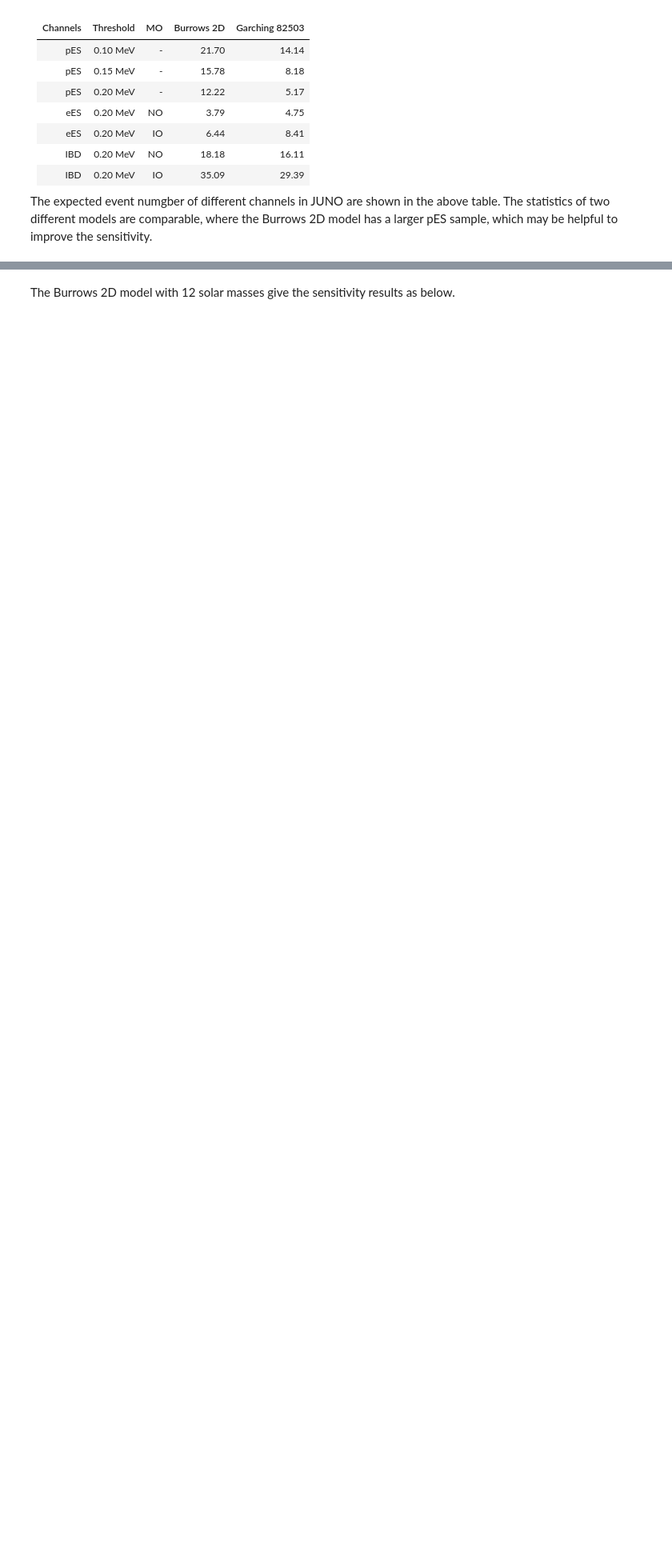
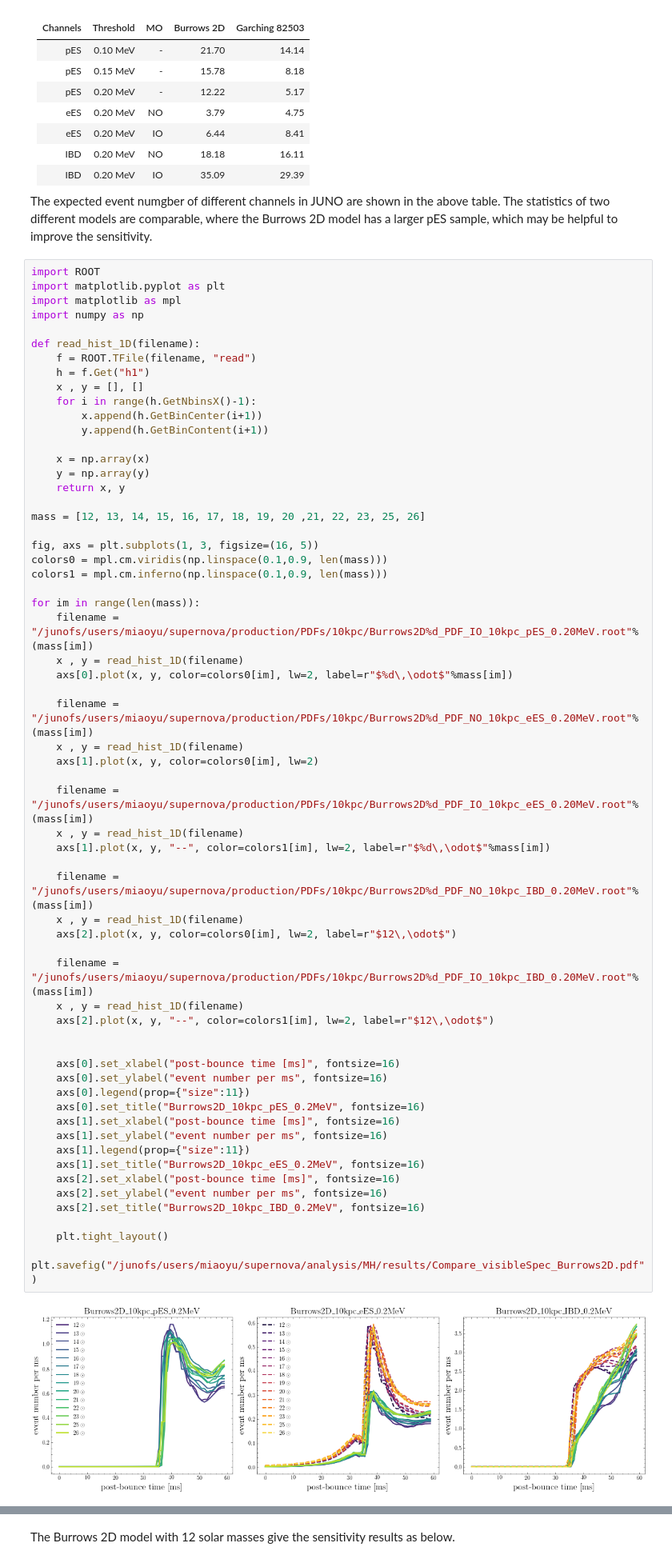
Before and after one commit to YMTheory/supernova, a Jupyter notebook: documents/SNNuMO.ipynb, the cells around one changed output, grey strips where cells are left out. Shown at 80% size. Saved outputs shown, nothing was run; the diff lists cells and outputs as text; blank space fills up the shorter version.

```diff
--- a/documents/SNNuMO.ipynb
+++ b/documents/SNNuMO.ipynb
@@ -283,6 +383,68 @@ Text(0, 0.5, 'counts per ms')
 | IBD | 0.20 MeV | IO | 35.09 | 29.39 |
 
 The expected event numgber of different channels in JUNO are shown in the above table. The statistics of two different models are comparable, where the Burrows 2D model has a larger pES sample, which may be helpful to improve the sensitivity.
+# %%
+import ROOT
+import matplotlib.pyplot as plt
+import matplotlib as mpl
+import numpy as np
+
+def read_hist_1D(filename):
+    f = ROOT.TFile(filename, "read")
+    h = f.Get("h1")
+    x , y = [], []
+    for i in range(h.GetNbinsX()-1):
+        x.append(h.GetBinCenter(i+1))
+        y.append(h.GetBinContent(i+1))
+
+    x = np.array(x)
+    y = np.array(y)
+    return x, y
+
+mass = [12, 13, 14, 15, 16, 17, 18, 19, 20 ,21, 22, 23, 25, 26]
+
+fig, axs = plt.subplots(1, 3, figsize=(16, 5))
+colors0 = mpl.cm.viridis(np.linspace(0.1,0.9, len(mass)))
+colors1 = mpl.cm.inferno(np.linspace(0.1,0.9, len(mass)))
+
+for im in range(len(mass)):
+    filename = "/junofs/users/miaoyu/supernova/production/PDFs/10kpc/Burrows2D%d_PDF_IO_10kpc_pES_0.20MeV.root"%(mass[im])
+    x , y = read_hist_1D(filename)
+    axs[0].plot(x, y, color=colors0[im], lw=2, label=r"$%d\,\odot$"%mass[im])
+
+    filename = "/junofs/users/miaoyu/supernova/production/PDFs/10kpc/Burrows2D%d_PDF_NO_10kpc_eES_0.20MeV.root"%(mass[im])
+    x , y = read_hist_1D(filename)
+    axs[1].plot(x, y, color=colors0[im], lw=2)
+
+    filename = "/junofs/users/miaoyu/supernova/production/PDFs/10kpc/Burrows2D%d_PDF_IO_10kpc_eES_0.20MeV.root"%(mass[im])
+    x , y = read_hist_1D(filename)
+    axs[1].plot(x, y, "--", color=colors1[im], lw=2, label=r"$%d\,\odot$"%mass[im])
+
+    filename = "/junofs/users/miaoyu/supernova/production/PDFs/10kpc/Burrows2D%d_PDF_NO_10kpc_IBD_0.20MeV.root"%(mass[im])
+    x , y = read_hist_1D(filename)
+    axs[2].plot(x, y, color=colors0[im], lw=2, label=r"$12\,\odot$")
+
+    filename = "/junofs/users/miaoyu/supernova/production/PDFs/10kpc/Burrows2D%d_PDF_IO_10kpc_IBD_0.20MeV.root"%(mass[im])
+    x , y = read_hist_1D(filename)
+    axs[2].plot(x, y, "--", color=colors1[im], lw=2, label=r"$12\,\odot$")
+
+
+    axs[0].set_xlabel("post-bounce time [ms]", fontsize=16)
+    axs[0].set_ylabel("event number per ms", fontsize=16)
+    axs[0].legend(prop={"size":11})
+    axs[0].set_title("Burrows2D_10kpc_pES_0.2MeV", fontsize=16)
+    axs[1].set_xlabel("post-bounce time [ms]", fontsize=16)
+    axs[1].set_ylabel("event number per ms", fontsize=16)
+    axs[1].legend(prop={"size":11})
+    axs[1].set_title("Burrows2D_10kpc_eES_0.2MeV", fontsize=16)
+    axs[2].set_xlabel("post-bounce time [ms]", fontsize=16)
+    axs[2].set_ylabel("event number per ms", fontsize=16)
+    axs[2].set_title("Burrows2D_10kpc_IBD_0.2MeV", fontsize=16)
+
+    plt.tight_layout()
+    plt.savefig("/junofs/users/miaoyu/supernova/analysis/MH/results/Compare_visibleSpec_Burrows2D.pdf")
+# %% [output]
+[figure, added]
 # %% [markdown]
 ## III. Statistical Method
 We use unbinned maximum likelihood estimation method here. The likelihood form is like:
```
Also changed, not shown: parts of 10 cells of this notebook.
